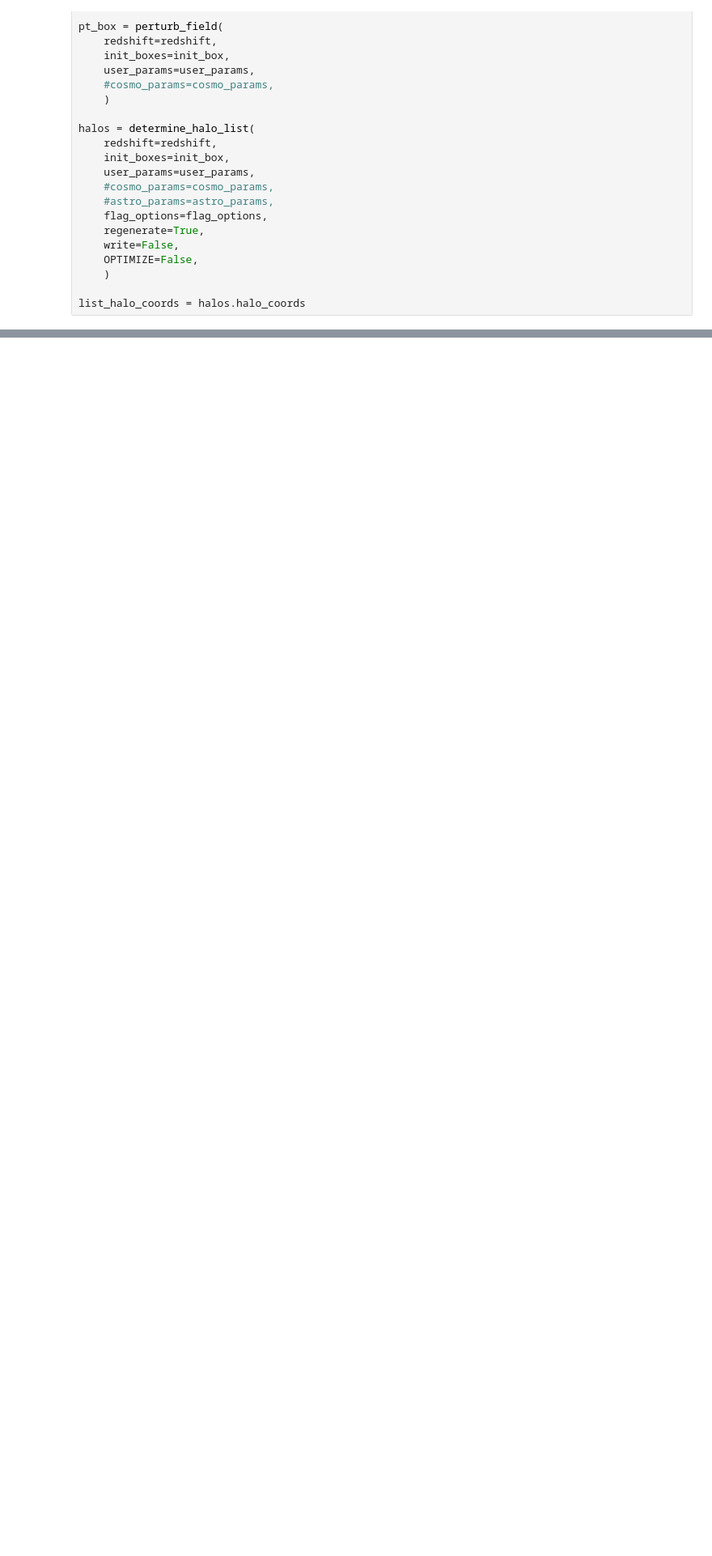
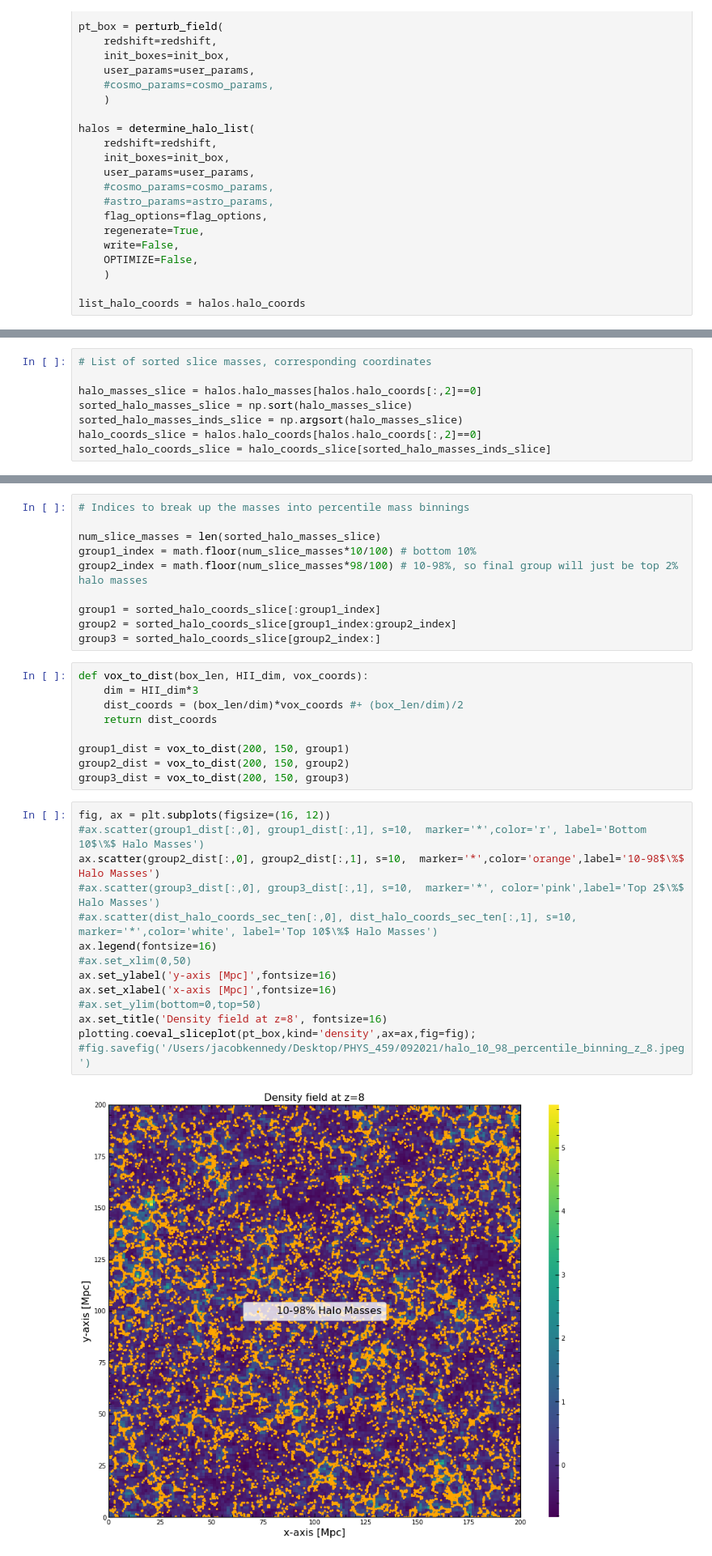
Before and after one commit to kenj19/PHYS459, a Jupyter notebook: halo_finder_plotting.ipynb, the cells around one changed output, grey strips where cells are left out. Shown at 81% size. Cells and saved outputs as stored; diff of their text form; blank space fills up the shorter version.

Commit message:
Fixed percentile binning, made some nice plots of histograms

```diff
--- a/halo_finder_plotting.ipynb
+++ b/halo_finder_plotting.ipynb
@@ -115,0 +100,8 @@ third_slice_index = sec_slice_index + math.floor(num_masses*(40/100))
+# %%
+# List of sorted slice masses, corresponding coordinates
+
+halo_masses_slice = halos.halo_masses[halos.halo_coords[:,2]==0]
+sorted_halo_masses_slice = np.sort(halo_masses_slice)
+sorted_halo_masses_inds_slice = np.argsort(halo_masses_slice)
+halo_coords_slice = halos.halo_coords[halos.halo_coords[:,2]==0]
+sorted_halo_coords_slice = halo_coords_slice[sorted_halo_masses_inds_slice]
@@ -115,0 +132,35 @@ third_slice_index = sec_slice_index + math.floor(num_masses*(40/100))
+# %%
+# Indices to break up the masses into percentile mass binnings
+
+num_slice_masses = len(sorted_halo_masses_slice)
+group1_index = math.floor(num_slice_masses*10/100) # bottom 10%
+group2_index = math.floor(num_slice_masses*98/100) # 10-98%, so final group will just be top 2% halo masses
+
+group1 = sorted_halo_coords_slice[:group1_index]
+group2 = sorted_halo_coords_slice[group1_index:group2_index]
+group3 = sorted_halo_coords_slice[group2_index:]
+# %%
+def vox_to_dist(box_len, HII_dim, vox_coords):
+    dim = HII_dim*3
+    dist_coords = (box_len/dim)*vox_coords #+ (box_len/dim)/2
+    return dist_coords
+
+group1_dist = vox_to_dist(200, 150, group1)
+group2_dist = vox_to_dist(200, 150, group2)
+group3_dist = vox_to_dist(200, 150, group3)
+# %%
+fig, ax = plt.subplots(figsize=(16, 12))
+#ax.scatter(group1_dist[:,0], group1_dist[:,1], s=10,  marker='*',color='r', label='Bottom 10$\%$ Halo Masses')
+ax.scatter(group2_dist[:,0], group2_dist[:,1], s=10,  marker='*',color='orange',label='10-98$\%$ Halo Masses')
+#ax.scatter(group3_dist[:,0], group3_dist[:,1], s=10,  marker='*', color='pink',label='Top 2$\%$ Halo Masses')
+#ax.scatter(dist_halo_coords_sec_ten[:,0], dist_halo_coords_sec_ten[:,1], s=10,  marker='*',color='white', label='Top 10$\%$ Halo Masses')
+ax.legend(fontsize=16)
+#ax.set_xlim(0,50)
+ax.set_ylabel('y-axis [Mpc]',fontsize=16)
+ax.set_xlabel('x-axis [Mpc]',fontsize=16)
+#ax.set_ylim(bottom=0,top=50)
+ax.set_title('Density field at z=8', fontsize=16)
+plotting.coeval_sliceplot(pt_box,kind='density',ax=ax,fig=fig);
+#fig.savefig('/Users/jacobkennedy/Desktop/PHYS_459/092021/halo_10_98_percentile_binning_z_8.jpeg')
+# %% [output]
+[figure, added]
```
Also changed, not shown: parts of 30 cells of this notebook.
